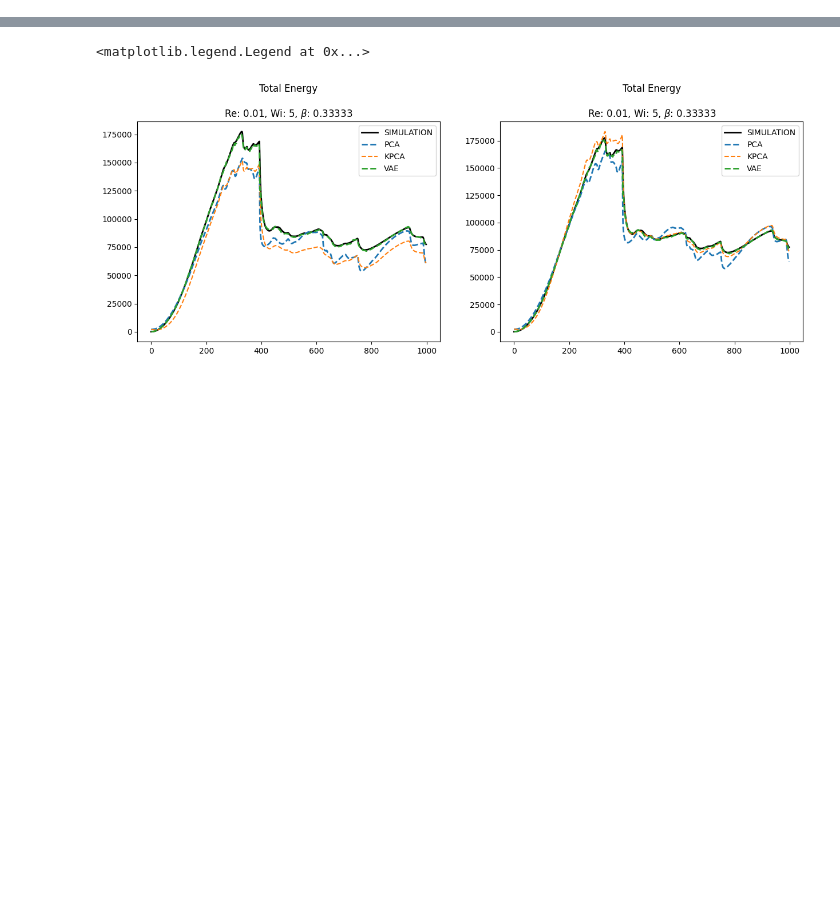
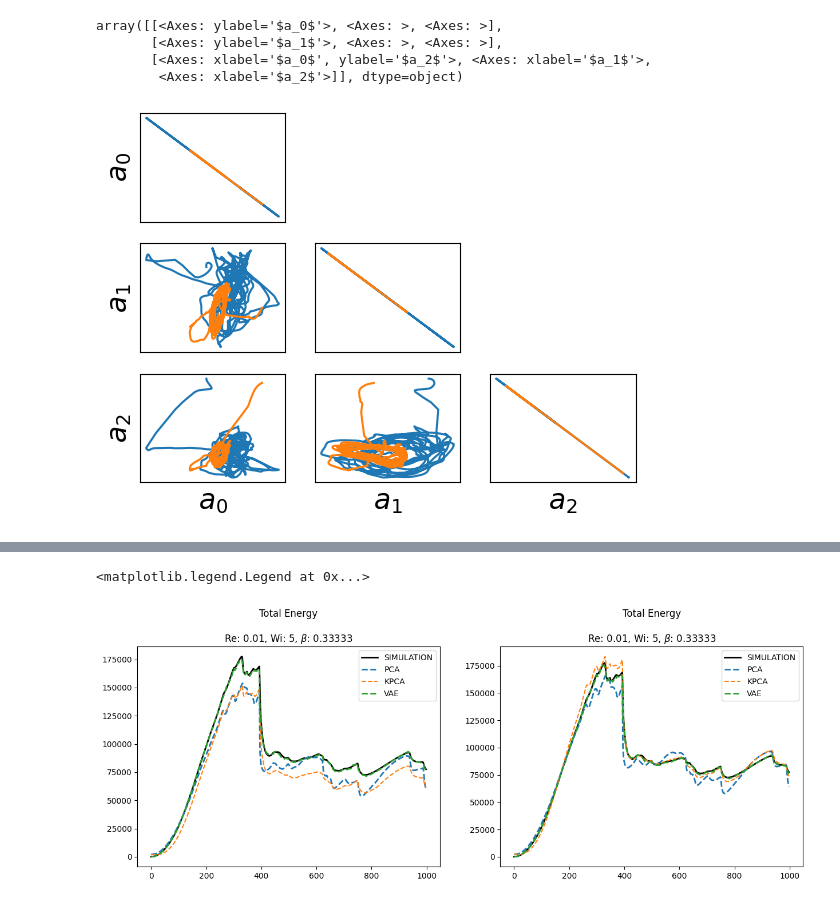
Before and after one commit to fabioamaral08/reduction-methods, a Jupyter notebook: test_scripts/Test_Results_Energy.ipynb, the cells around one changed output, grey strips where cells are left out. Cells and saved outputs as stored; diff of their text form; code cells hidden in the pictures; blank space fills up the shorter version.

```diff
--- a/test_scripts/Test_Results_Energy.ipynb
+++ b/test_scripts/Test_Results_Energy.ipynb
@@ -403,0 +289,10 @@ Rel. energy error KPCA: 0.0747772
+# %%
+## Test - 20
+ax = pairplot(code_mse)
+pairplot(code_energy,ax = ax)
+# %% [output]
+array([[<Axes: ylabel='$a_0$'>, <Axes: >, <Axes: >],
+       [<Axes: ylabel='$a_1$'>, <Axes: >, <Axes: >],
+       [<Axes: xlabel='$a_0$', ylabel='$a_2$'>, <Axes: xlabel='$a_1$'>,
+        <Axes: xlabel='$a_2$'>]], dtype=object)
+[figure, added]
```
Also changed, not shown: parts of 24 cells of this notebook, 4 other files.
